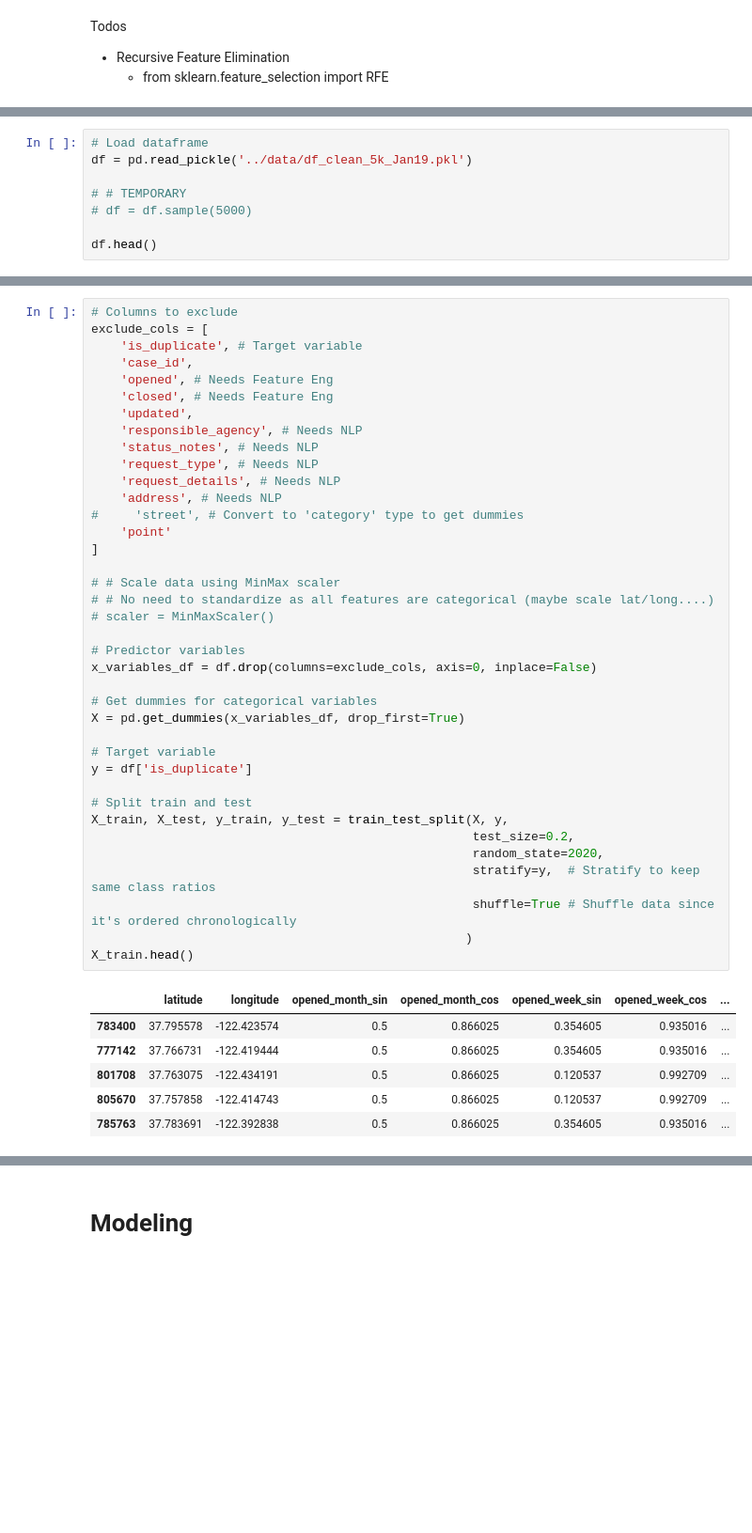
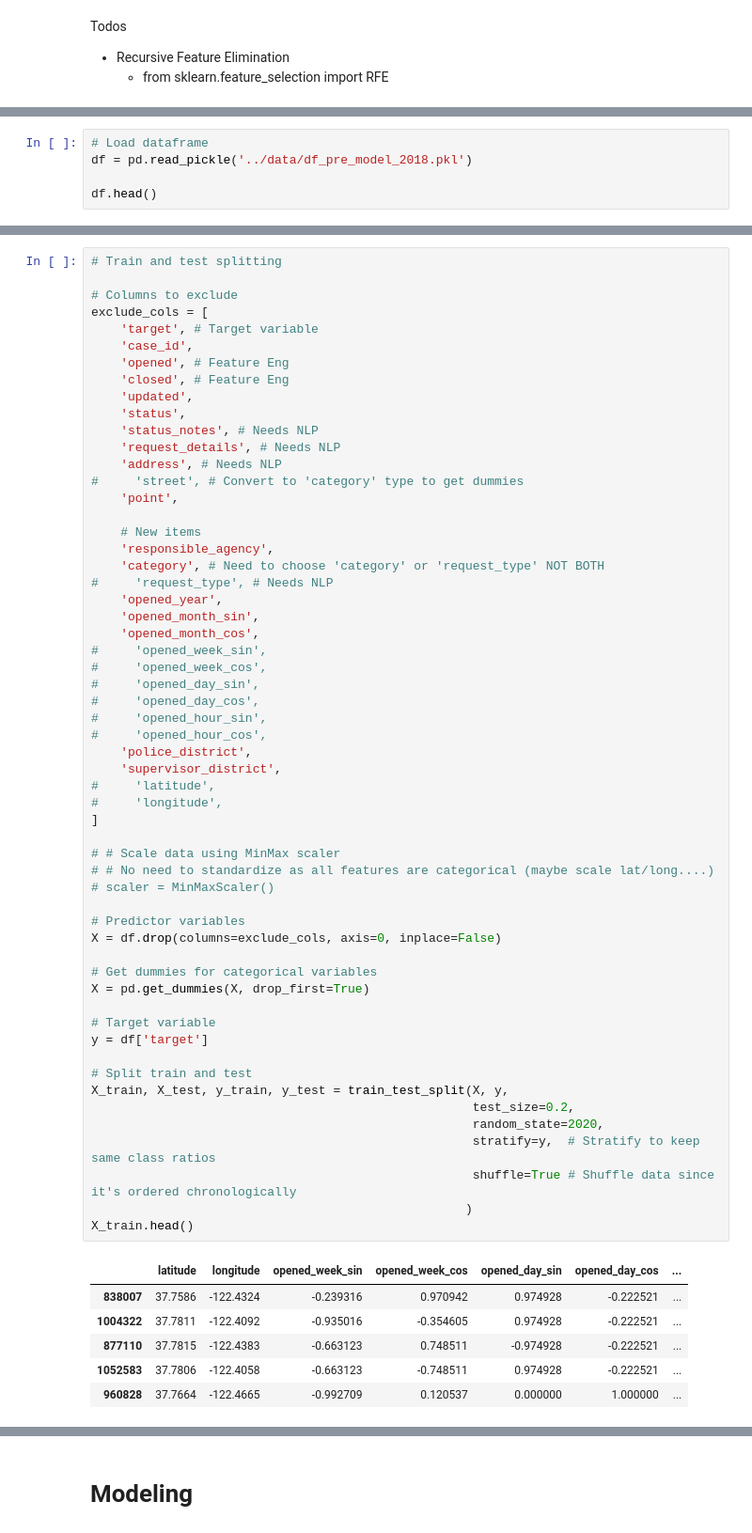
Before and after one commit to corralm/San-Francisco-311, a Jupyter notebook: notebooks/3_P5_SF311_Modeling.ipynb, the cells around one changed output, grey strips where cells are left out. Shown at 94% size. Cells and saved outputs as stored; diff of their text form; blank space fills up the shorter version.

```diff
--- a/notebooks/3_P5_SF311_Modeling.ipynb
+++ b/notebooks/3_P5_SF311_Modeling.ipynb
@@ -51,9 +72,6 @@ plt.style.use('ggplot')
 # %%
 # Load dataframe
-df = pd.read_pickle('../data/df_clean_5k_Jan19.pkl')
-
-# # TEMPORARY
-# df = df.sample(5000)
+df = pd.read_pickle('../data/df_pre_model_2018.pkl')
 
 df.head()
 # %% [output]
@@ -67,45 +85,64 @@ df.head()
 # %%
+# Train and test splitting
+
 # Columns to exclude
 exclude_cols = [
-    'is_duplicate', # Target variable
+    'target', # Target variable
     'case_id',
-    'opened', # Needs Feature Eng
-    'closed', # Needs Feature Eng
+    'opened', # Feature Eng
+    'closed', # Feature Eng
     'updated',
-    'responsible_agency', # Needs NLP
+    'status',
     'status_notes', # Needs NLP
-    'request_type', # Needs NLP
     'request_details', # Needs NLP
     'address', # Needs NLP
 #     'street', # Convert to 'category' type to get dummies
-    'point'
+    'point',
+
+    # New items
+    'responsible_agency',
+    'category', # Need to choose 'category' or 'request_type' NOT BOTH
+#     'request_type', # Needs NLP
+    'opened_year',
+    'opened_month_sin',
+    'opened_month_cos',
+#     'opened_week_sin',
+#     'opened_week_cos',
+#     'opened_day_sin',
+#     'opened_day_cos',
+#     'opened_hour_sin',
+#     'opened_hour_cos',
+    'police_district',
+    'supervisor_district',
+#     'latitude',
+#     'longitude',
 ]
 
 # # Scale data using MinMax scaler
 # # No need to standardize as all features are categorical (maybe scale lat/long....)
 # scaler = MinMaxScaler()
 
 # Predictor variables
-x_variables_df = df.drop(columns=exclude_cols, axis=0, inplace=False)
+X = df.drop(columns=exclude_cols, axis=0, inplace=False)
 
 # Get dummies for categorical variables
-X = pd.get_dummies(x_variables_df, drop_first=True)
+X = pd.get_dummies(X, drop_first=True)
 
 # Target variable
-y = df['is_duplicate']
+y = df['target']
 
 # Split train and test
 X_train, X_test, y_train, y_test = train_test_split(X, y,
                                                     test_size=0.2,
                                                     random_state=2020,
                                                     stratify=y,  # Stratify to keep same class ratios
                                                     shuffle=True # Shuffle data since it's ordered chronologically
                                                    )
 X_train.head()
 # %% [output]
-|  | latitude | longitude | opened_month_sin | opened_month_cos | opened_week_sin | opened_week_cos | ... |
-| 783400 | 37.795578 | -122.423574 | 0.5 | 0.866025 | 0.354605 | 0.935016 | ... |
-| 777142 | 37.766731 | -122.419444 | 0.5 | 0.866025 | 0.354605 | 0.935016 | ... |
-| 801708 | 37.763075 | -122.434191 | 0.5 | 0.866025 | 0.120537 | 0.992709 | ... |
-| 805670 | 37.757858 | -122.414743 | 0.5 | 0.866025 | 0.120537 | 0.992709 | ... |
-| 785763 | 37.783691 | -122.392838 | 0.5 | 0.866025 | 0.354605 | 0.935016 | ... |
+|  | latitude | longitude | opened_week_sin | opened_week_cos | opened_day_sin | opened_day_cos | ... |
+| 838007 | 37.7586 | -122.4324 | -0.239316 | 0.970942 | 0.974928 | -0.222521 | ... |
+| 1004322 | 37.7811 | -122.4092 | -0.935016 | -0.354605 | 0.974928 | -0.222521 | ... |
+| 877110 | 37.7815 | -122.4383 | -0.663123 | 0.748511 | -0.974928 | -0.222521 | ... |
+| 1052583 | 37.7806 | -122.4058 | -0.663123 | -0.748511 | 0.974928 | -0.222521 | ... |
+| 960828 | 37.7664 | -122.4665 | -0.992709 | 0.120537 | 0.000000 | 1.000000 | ... |
```
Also changed, not shown: parts of 48 cells of this notebook, 4 other files.
